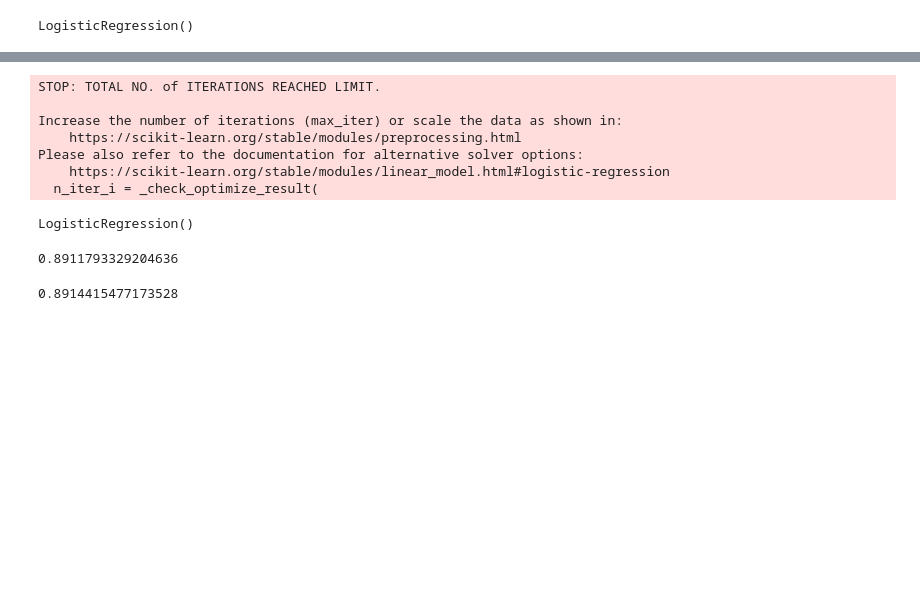
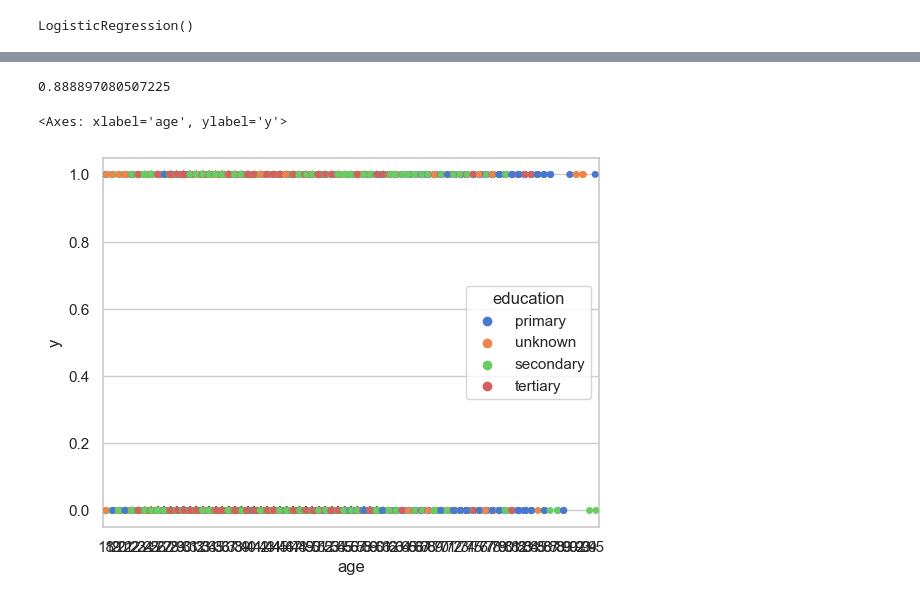
Before and after one commit to yogiris/logistic, a Jupyter notebook: logistic.ipynb, the cells around one changed output, grey strips where cells are left out. Saved outputs shown, nothing was run; the diff lists cells and outputs as text; code cells hidden in the pictures; blank space fills up the shorter version.

```diff
--- a/logistic.ipynb
+++ b/logistic.ipynb
@@ -265,12 +184,0 @@ x_train, x_test,y_train, y_test = train_test_split(x,y ,test_size=0.25 )
-# %%
-classifier=LogisticRegression()
-classifier.fit(x_train,y_train)
-# %% [output]
-STOP: TOTAL NO. of ITERATIONS REACHED LIMIT.
-
-Increase the number of iterations (max_iter) or scale the data as shown in:
-    https://scikit-learn.org/stable/modules/preprocessing.html
-Please also refer to the documentation for alternative solver options:
-    https://scikit-learn.org/stable/modules/linear_model.html#logistic-regression
-  n_iter_i = _check_optimize_result(
-LogisticRegression()
@@ -279,5 +185,5 @@ predicted_y=classifier.predict(x_test)
 # %%
-accuracy_train = np.mean(y_test==predicted_y)
+accuracy_train = np.mean(y_test==y_pred)
 accuracy_train
 # %% [output]
-0.8911793329204636
+0.888897080507225
@@ -286,5 +189,0 @@ predict_y_train=classifier.predict(x_train)
-# %%
-accuracy_train_m = np.mean(y_train==predict_y_train)
-accuracy_train_m
-# %% [output]
-0.8914415477173528
@@ -292,0 +190,5 @@ accuracy_train_m
+# %%
+sns.stripplot(data=bank, x="age", y="y", hue="education")
+# %% [output]
+<Axes: xlabel='age', ylabel='y'>
+[figure, added]
```
Also changed, not shown: parts of 27 cells of this notebook.
